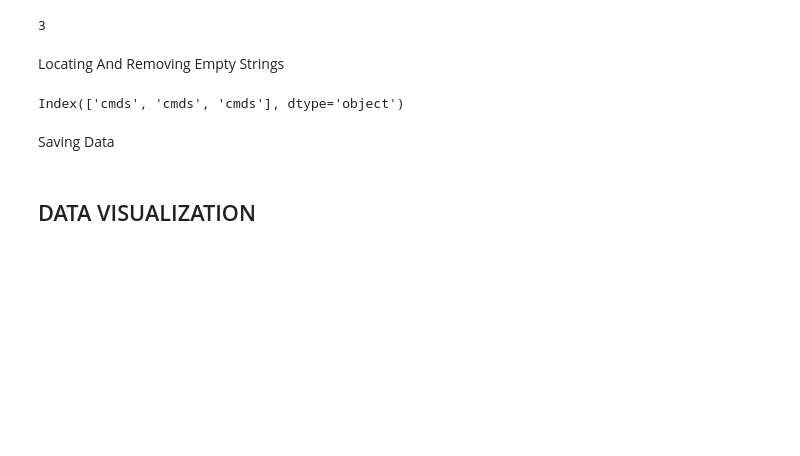
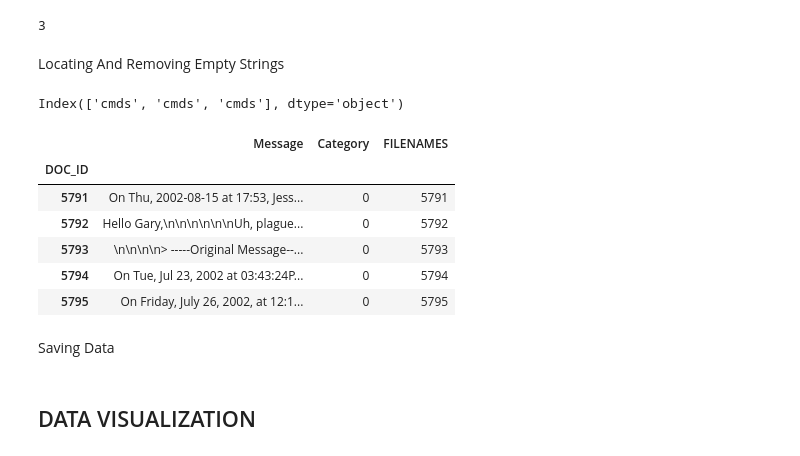
Before and after one commit to KumarGaurav20/Spam-Emails, a Jupyter notebook: Spam_Filteration.ipynb, the cells around one changed output. Cells and saved outputs as stored; diff of their text form; code cells hidden in the pictures; blank space fills up the shorter version.

```diff
--- a/Spam_Filteration.ipynb
+++ b/Spam_Filteration.ipynb
@@ -133,8 +137,17 @@ data_combined.drop(['cmds'], inplace=True)
 # %%
 document_ids= range(0, len(data_combined.index))
 data_combined['DOC_ID']= document_ids
 data_combined['FILENAMES']= data_combined.index
 data_combined.set_index('DOC_ID', inplace=True)
+data_combined.tail()
+# %% [output]
+|  | Message | Category | FILENAMES |
+| DOC_ID |  |  |  |
+| 5791 | On Thu, 2002-08-15 at 17:53, Jess... | 0 | 5791 |
+| 5792 | Hello Gary,\n\n\n\n\n\nUh, plague... | 0 | 5792 |
+| 5793 | \n\n\n\n> -----Original Message--... | 0 | 5793 |
+| 5794 | On Tue, Jul 23, 2002 at 03:43:24P... | 0 | 5794 |
+| 5795 | On Friday, July 26, 2002, at 12:1... | 0 | 5795 |
 # %% [markdown]
 Saving Data
 # %%
```
Also changed, not shown: parts of 21 cells of this notebook.
